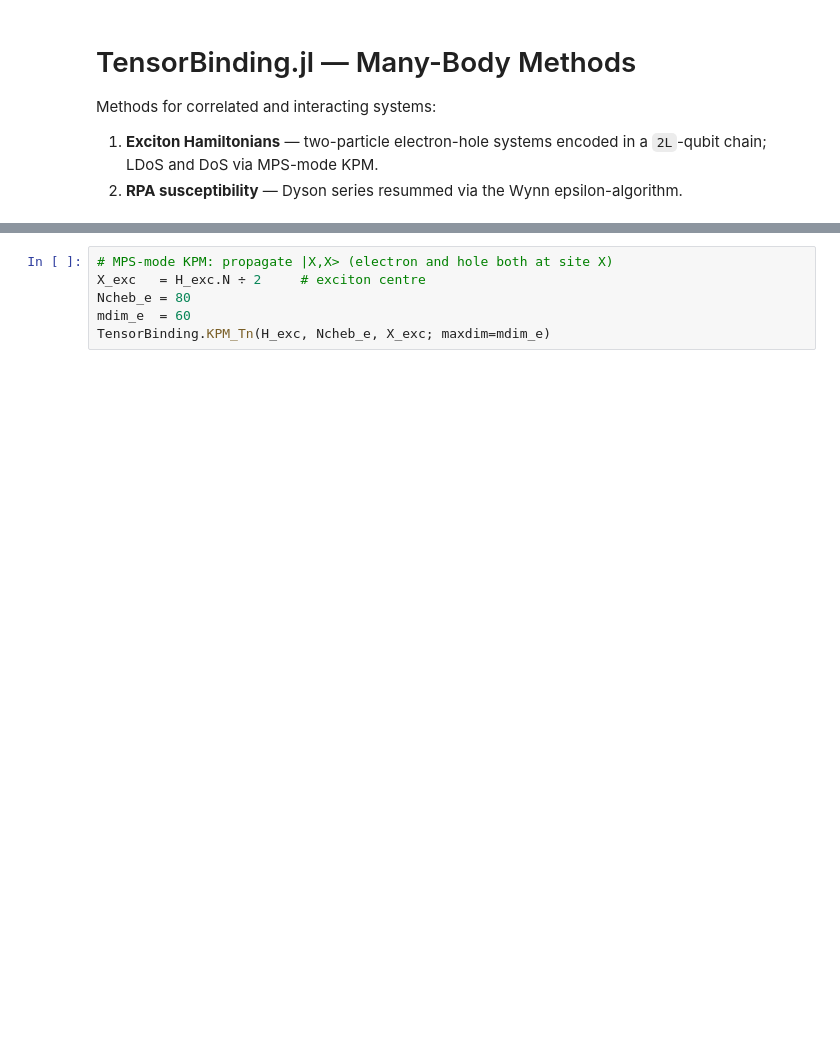
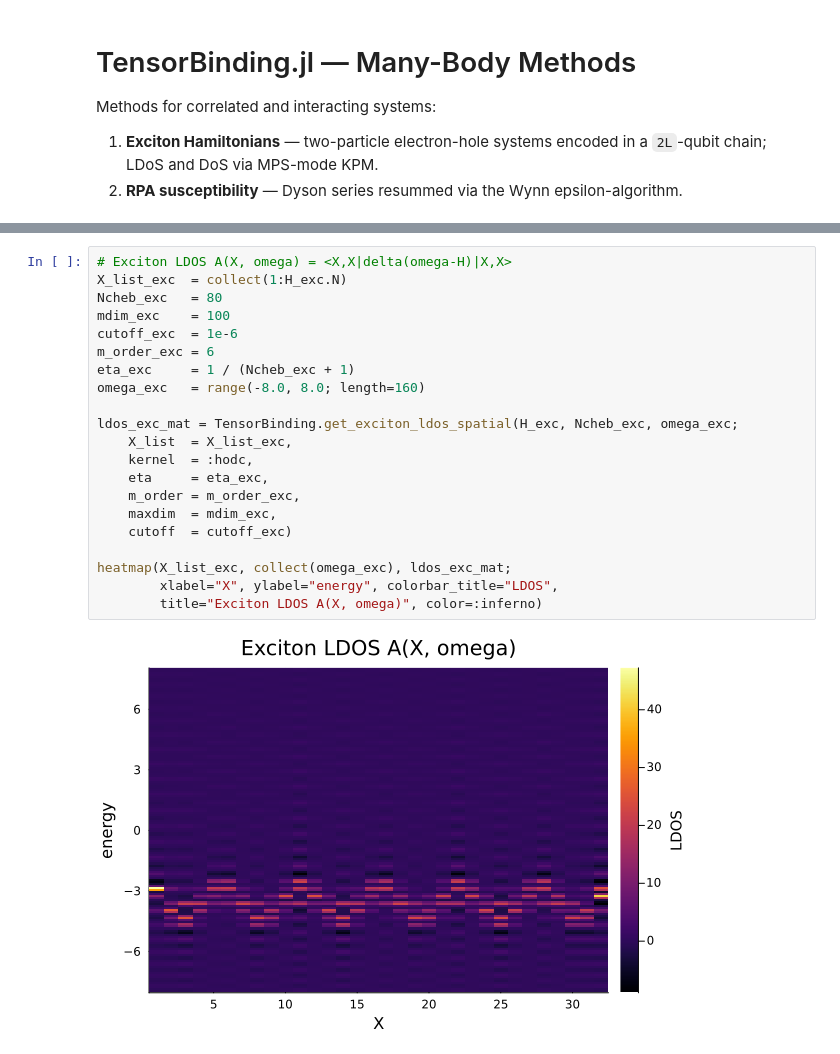
Before and after one commit to TensorBinding/TensorBinding.jl, a Jupyter notebook: examples/manybody/many_body.ipynb, the cells around one changed output, grey strips where cells are left out. Saved outputs shown, nothing was run; the diff lists cells and outputs as text; blank space fills up the shorter version.

Commit message:
This notebook was broken. The exciton was wrong codes were incorrect. Now corrected. The RPA examples are still broken and need to be looked at.

```diff
--- a/examples/manybody/many_body.ipynb
+++ b/examples/manybody/many_body.ipynb
@@ -55,7 +59,24 @@ println(H_exc)
 # %%
-# MPS-mode KPM: propagate |X,X> (electron and hole both at site X)
-X_exc   = H_exc.N ÷ 2     # exciton centre
-Ncheb_e = 80
-mdim_e  = 60
-TensorBinding.KPM_Tn(H_exc, Ncheb_e, X_exc; maxdim=mdim_e)
+# Exciton LDOS A(X, omega) = <X,X|delta(omega-H)|X,X>
+X_list_exc  = collect(1:H_exc.N)
+Ncheb_exc   = 80
+mdim_exc    = 100
+cutoff_exc  = 1e-6
+m_order_exc = 6
+eta_exc     = 1 / (Ncheb_exc + 1)
+omega_exc   = range(-8.0, 8.0; length=160)
+
+ldos_exc_mat = TensorBinding.get_exciton_ldos_spatial(H_exc, Ncheb_exc, omega_exc;
+    X_list  = X_list_exc,
+    kernel  = :hodc,
+    eta     = eta_exc,
+    m_order = m_order_exc,
+    maxdim  = mdim_exc,
+    cutoff  = cutoff_exc)
+
+heatmap(X_list_exc, collect(omega_exc), ldos_exc_mat;
+        xlabel="X", ylabel="energy", colorbar_title="LDOS",
+        title="Exciton LDOS A(X, omega)", color=:inferno)
+# %% [output]
+[figure, added]
 # %%
```
Also changed, not shown: parts of 10 cells of this notebook.
